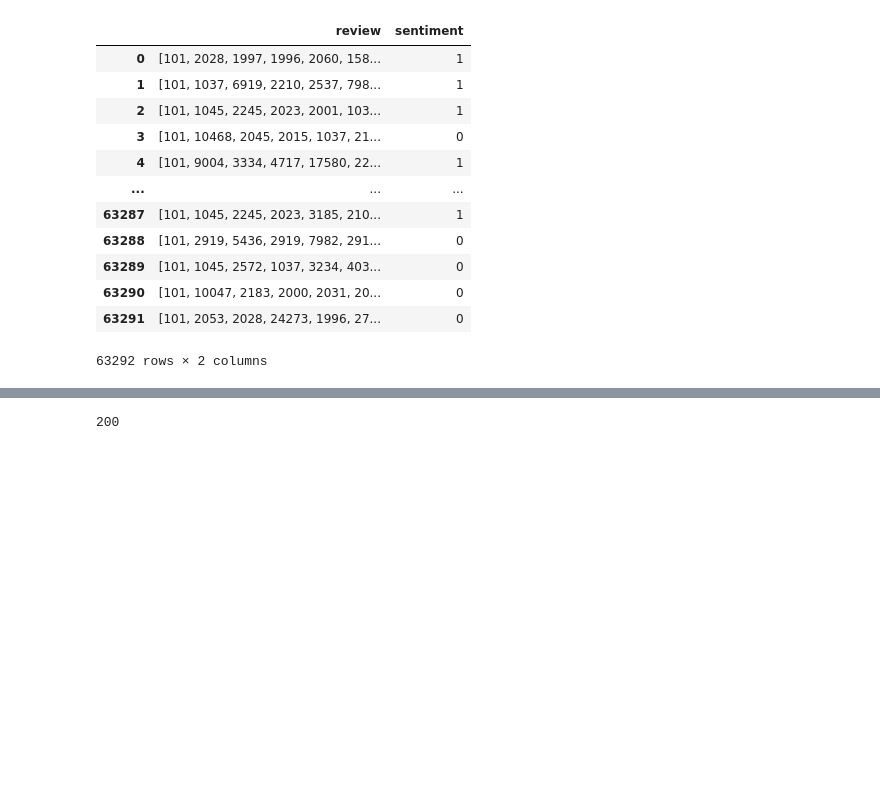
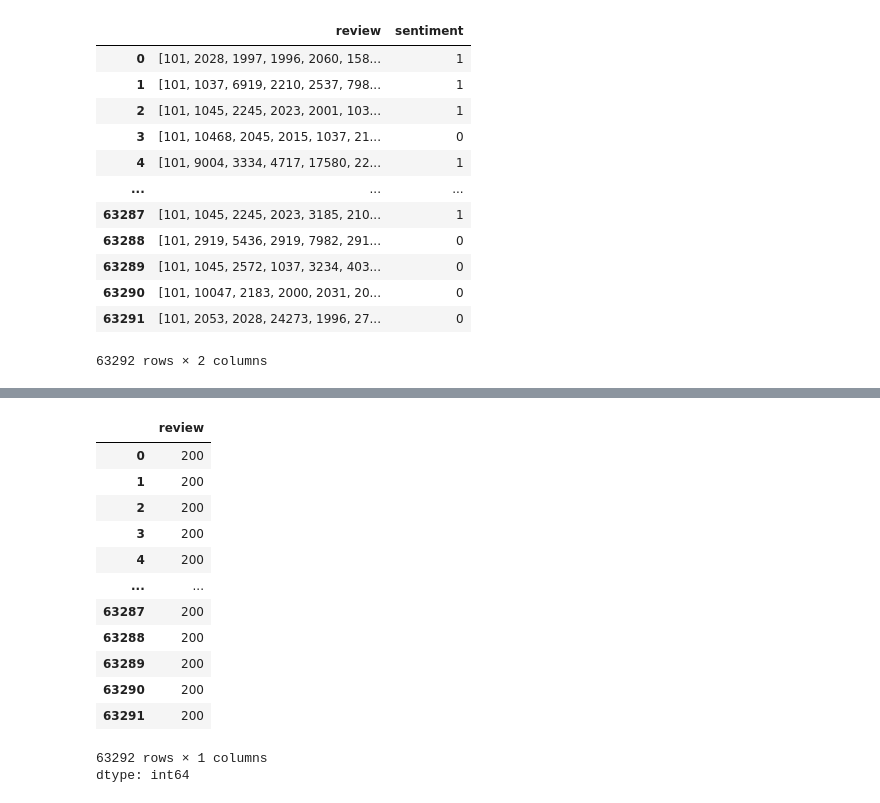
Before and after one commit to MBUYt0n/DL, a Jupyter notebook: Lab7/DL_Lab7_BERTtok.ipynb, the cells around one changed output, grey strips where cells are left out. Saved outputs shown, nothing was run; the diff lists cells and outputs as text; code cells hidden in the pictures; blank space fills up the shorter version.

```diff
--- a/Lab7/DL_Lab7_BERTtok.ipynb
+++ b/Lab7/DL_Lab7_BERTtok.ipynb
@@ -98,3 +98,10 @@ df1
 | 63290 | [101, 10047, 2183, 2000, 2031, 20... | 0 |
 | 63291 | [101, 2053, 2028, 24273, 1996, 27... | 0 |
 63292 rows × 2 columns
+# %%
+def pad(word):
+    if len(word) < 200:
+        word.extend([0] * (200 - len(word)))
+    return word
+df1["review"] = df1["review"].apply(pad)
+df1
@@ -101,6 +122,19 @@ df1
 # %%
 df1.to_csv("data.csv", index=False)
 # %%
-max(df1["review"].apply(len))
+(df1["review"].apply(len))
 # %% [output]
+|  | review |
+| 0 | 200 |
+| 1 | 200 |
+| 2 | 200 |
+| 3 | 200 |
+| 4 | 200 |
+| ... | ... |
+| 63287 | 200 |
+| 63288 | 200 |
+| 63289 | 200 |
+| 63290 | 200 |
+| 63291 | 200 |
-200
+63292 rows × 1 columns
+dtype: int64
```
Also changed, not shown: parts of 3 cells of this notebook.
